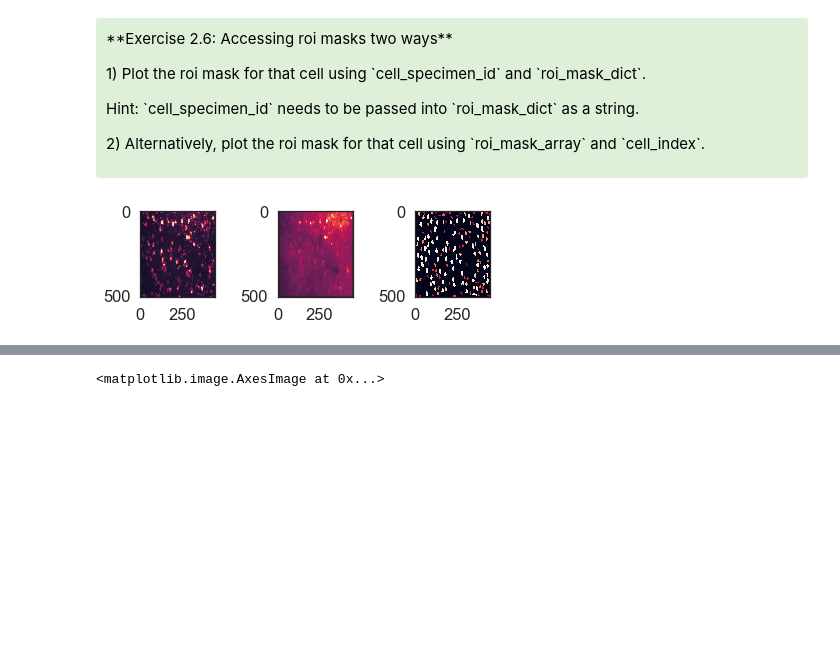
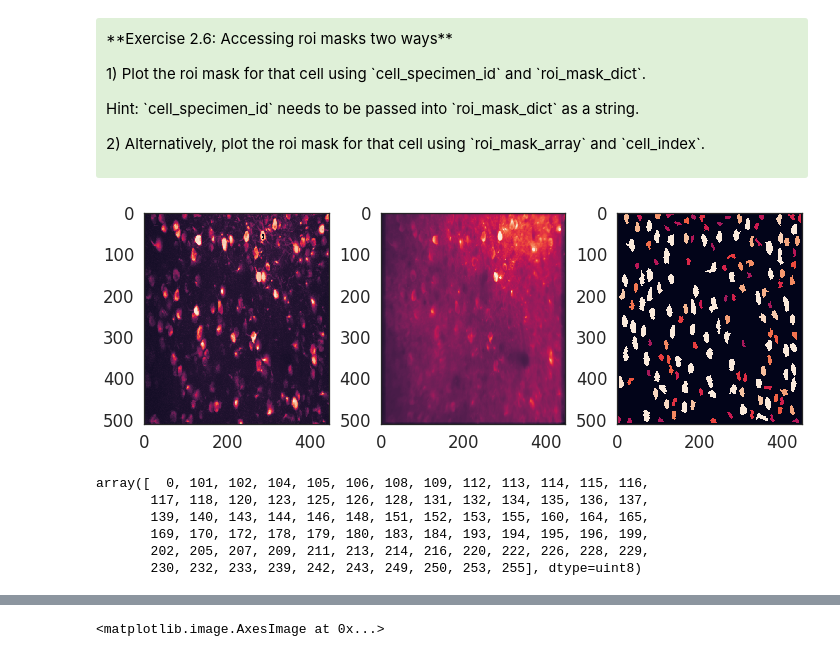
Before and after one commit to AllenInstitute/SWDB_2019, a Jupyter notebook: DynamicBrain/VisualBehavior_new.ipynb, the cells around one changed output, grey strips where cells are left out. Saved outputs shown, nothing was run; the diff lists cells and outputs as text; code cells hidden in the pictures; blank space fills up the shorter version.

Commit message:
Make main notebook work with new cache object

```diff
--- a/DynamicBrain/VisualBehavior_new.ipynb
+++ b/DynamicBrain/VisualBehavior_new.ipynb
@@ -88,3 +68,11 @@ drive_path = r'/'
+# %%
+from allensdk.brain_observatory.behavior.swdb import behavior_project_cache as bpc
+
+cache_json = {'manifest_path': '/allen/programs/braintv/workgroups/nc-ophys/visual_behavior/SWDB_2019/visual_behavior_data_manifest.csv',
+              'nwb_base_dir': '/allen/programs/braintv/workgroups/nc-ophys/visual_behavior/SWDB_2019/nwb_files',
+              'analysis_files_base_dir': '/allen/programs/braintv/workgroups/nc-ophys/visual_behavior/SWDB_2019/extra_files'
+              }
+cache = bpc.BehaviorProjectCache(cache_json)
 # %% [markdown]
 <div style="background: #DFF0D8; border-radius: 3px; padding: 10px;">
 <p>**Task 1.1:**  Get information about what's in the dataset
@@ -203,10 +179,10 @@ from allensdk.internal.api.behavior_ophys_api import BehaviorOphysLimsApi
 # %%
 #load data from the corresponding NWB file, retrieve session object
-api = BehaviorOphysLimsApi(experiment_id)
-filepath = api.get_nwb_filepath()
-nwb_exp = NwbApi(filepath)
+#api = BehaviorOphysLimsApi(experiment_id)
+#filepath = api.get_nwb_filepath()
+#nwb_exp = NwbApi(filepath)
 
-session = bos.BehaviorOphysSession(nwb_exp)
+session = cache.get_session(experiment_id)
 # %%
 help(session)
 # %% [output]
@@ -366,9 +342,19 @@ dff_traces.loc[cell_specimen_id]
 </div>
 # %%
 fig, ax = plt.subplots(1, 3)
-ax[0].imshow(sitk.GetArrayFromImage(session.max_projection))
-ax[1].imshow(sitk.GetArrayFromImage(session.average_projection))
-ax[2].imshow(sitk.GetArrayFromImage(session.segmentation_mask_image))
+fig.set_size_inches(10, 5)
+ax[0].imshow(session.max_projection)
+ax[1].imshow(session.average_projection)
+ax[2].imshow(session.segmentation_mask_image)
 plt.tight_layout()
 # %% [output]
-[figure, old version]
+[figure, new version]
+# %%
+np.unique(session.segmentation_mask_image.data)
+# %% [output]
+array([  0, 101, 102, 104, 105, 106, 108, 109, 112, 113, 114, 115, 116,
+       117, 118, 120, 123, 125, 126, 128, 131, 132, 134, 135, 136, 137,
+       139, 140, 143, 144, 146, 148, 151, 152, 153, 155, 160, 164, 165,
+       169, 170, 172, 178, 179, 180, 183, 184, 193, 194, 195, 196, 199,
+       202, 205, 207, 209, 211, 213, 214, 216, 220, 222, 226, 228, 229,
+       230, 232, 233, 239, 242, 243, 249, 250, 253, 255], dtype=uint8)
```
Also changed, not shown: parts of 14 cells of this notebook.
